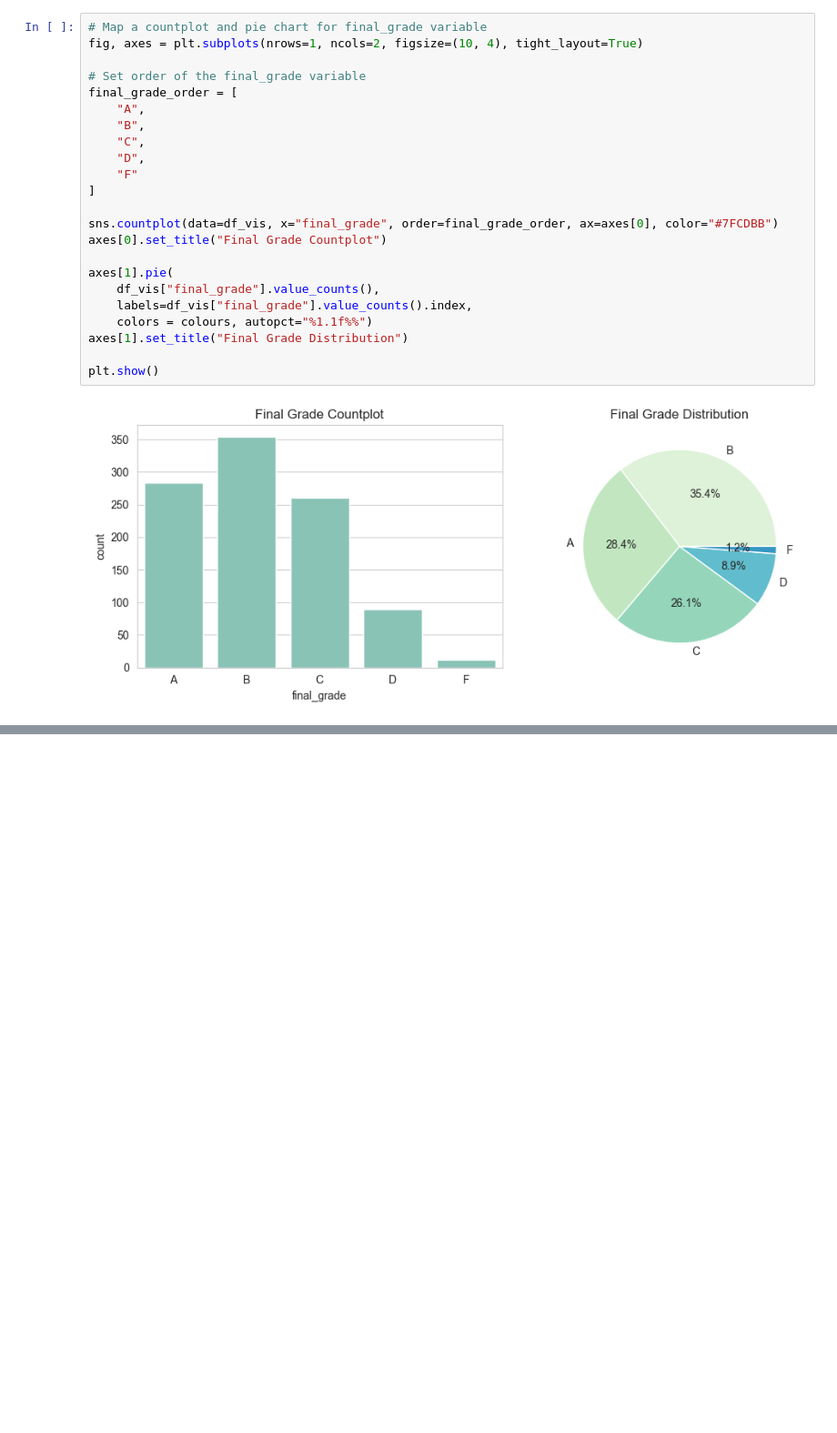
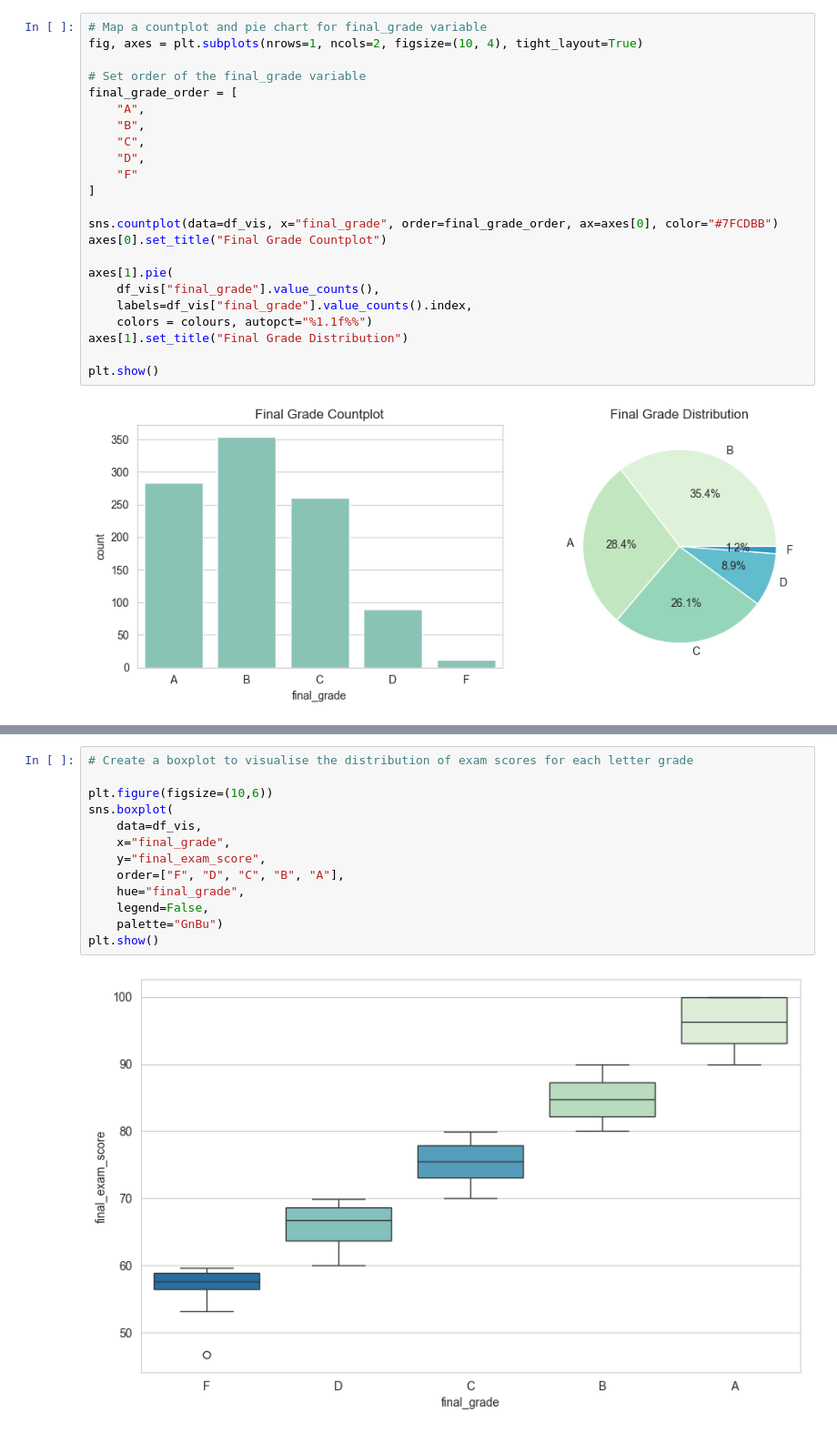
Before and after one commit to elhope23/student-performance-analysis, a Jupyter notebook: jupyter_notebooks/Stage2-Visualisation.ipynb, the cells around one changed output, grey strips where cells are left out. Shown at 91% size. Saved outputs shown, nothing was run; the diff lists cells and outputs as text; blank space fills up the shorter version.

```diff
--- a/jupyter_notebooks/Stage2-Visualisation.ipynb
+++ b/jupyter_notebooks/Stage2-Visualisation.ipynb
@@ -228,0 +250,15 @@ plt.show()
+# %%
+# Create a boxplot to visualise the distribution of exam scores for each letter grade
+
+plt.figure(figsize=(10,6))
+sns.boxplot(
+    data=df_vis,
+    x="final_grade",
+    y="final_exam_score",
+    order=["F", "D", "C", "B", "A"],
+    hue="final_grade",
+    legend=False,
+    palette="GnBu")
+plt.show()
+# %% [output]
+[figure, added]
```
Also changed, not shown: parts of 24 cells of this notebook.
